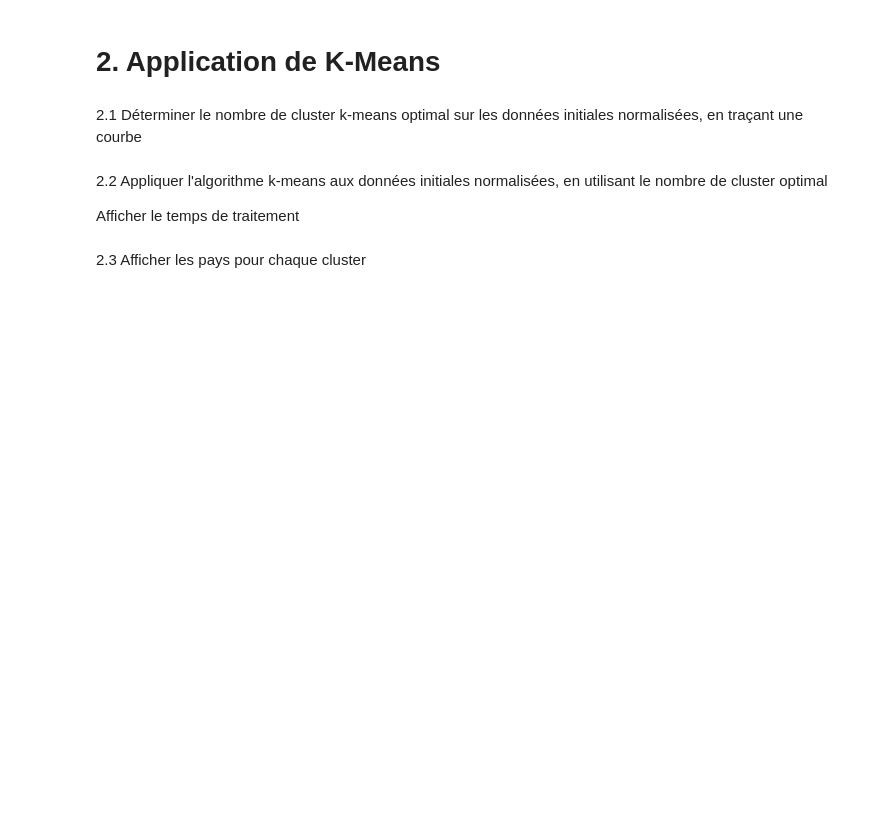
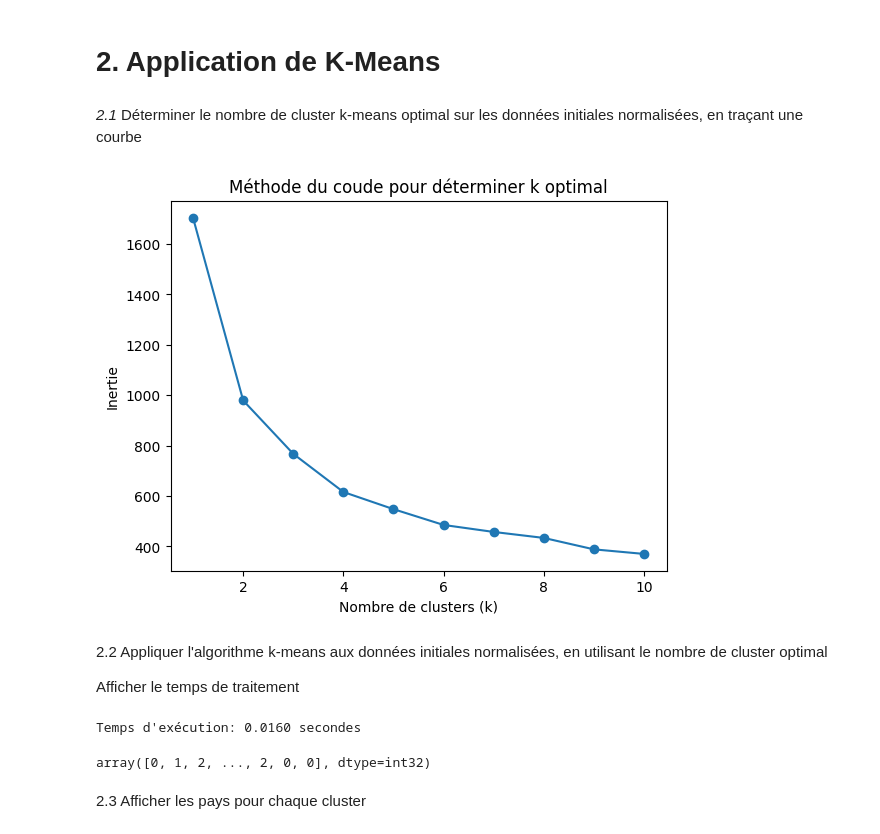
Before and after one commit to FujiminoDeliaMary/ArtfullCode, a Jupyter notebook: BigDataAI/TP2_nonsupervise_pays.ipynb, the cells around one changed output. Drawn from its saved outputs; the diff is of its cells as text; code cells hidden in the pictures; blank space fills up the shorter version.

```diff
--- a/BigDataAI/TP2_nonsupervise_pays.ipynb
+++ b/BigDataAI/TP2_nonsupervise_pays.ipynb
@@ -133,4 +134,4 @@ TypeError: list indices must be integers or slices, not tuple
 # %% [markdown]
 # 2. Application de K-Means
 # %% [markdown]
-2.1 Déterminer le nombre de cluster k-means optimal sur les données initiales normalisées, en traçant une courbe
+*2.1* Déterminer le nombre de cluster k-means optimal sur les données initiales normalisées, en traçant une courbe
@@ -139,6 +138,43 @@ from sklearn.cluster import KMeans
+# %%
+import matplotlib.pyplot as plt
+from sklearn.cluster import KMeans
+inertia = []
+k_values = range(1, 11)
+
+for k in k_values:
+    kmeans = KMeans(n_clusters=k, random_state=42)
+    kmeans.fit(df[numeric_cols])
+    inertia.append(kmeans.inertia_)
+
+plt.plot(k_values, inertia, marker='o')
+plt.xlabel('Nombre de clusters (k)')
+plt.ylabel('Inertie')
+plt.title('Méthode du coude pour déterminer k optimal')
+plt.show()
+# %% [output]
+[figure, added]
 # %% [markdown]
 2.2 Appliquer l'algorithme k-means aux données initiales normalisées, en utilisant le nombre de cluster optimal
 
 Afficher le temps de traitement
+# %%
+from sklearn.cluster import KMeans
+
+start_time = time.time()
+
+optimal_k = 3
+kmeans = KMeans(n_clusters=optimal_k, random_state=42)
+kmeans.fit(df[numeric_cols])
+
+end_time = time.time()
+execution_time_kmeans = end_time - start_time
+
+print(f"Temps d'exécution: {execution_time_kmeans:.4f} secondes")
+
+labels = kmeans.labels_
+labels
+# %% [output]
+Temps d'exécution: 0.0160 secondes
+array([0, 1, 2, ..., 2, 0, 0], dtype=int32)
 # %% [markdown]
 2.3 Afficher les pays pour chaque cluster
```
Also changed, not shown: parts of 16 cells of this notebook.
